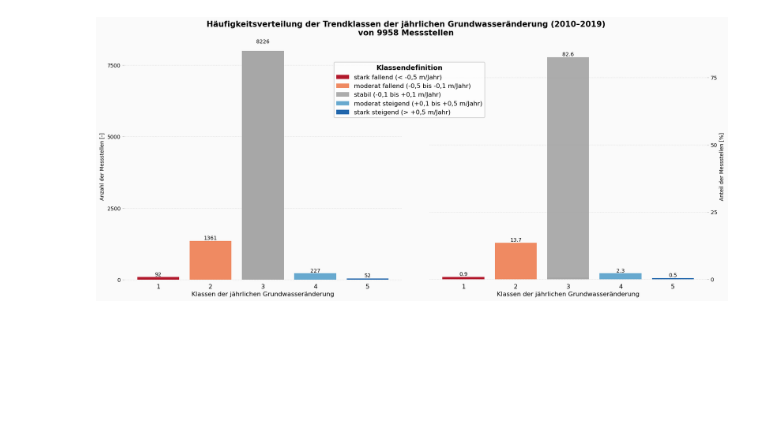
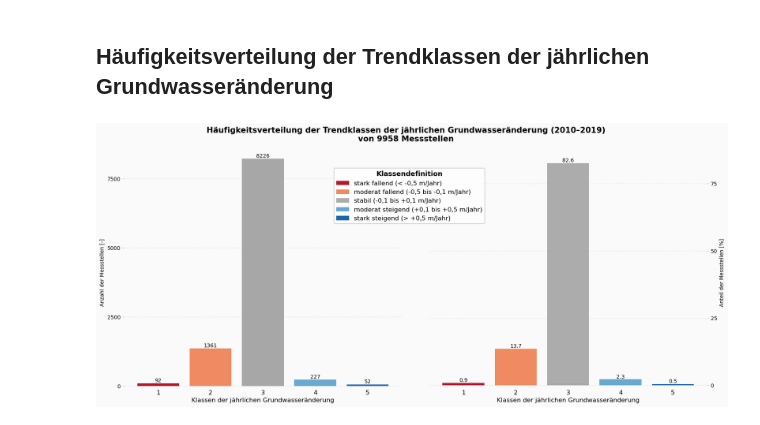
Before and after one commit to Maurinus83/DPP-GroundwaterNRW, a Jupyter notebook: notebooks/04_visualization_slope_per_year.ipynb, the cells around one changed output. Drawn from its saved outputs; the diff is of its cells as text; code cells hidden in the pictures; blank space fills up the shorter version.

```diff
--- a/notebooks/04_visualization_slope_per_year.ipynb
+++ b/notebooks/04_visualization_slope_per_year.ipynb
@@ -91,3 +109,5 @@ fig.savefig("../pictures/04_visual_slope_per_year_2010-2019_1.png", dpi=300, bbo
+# %% [markdown]
+## Häufigkeitsverteilung der Trendklassen der jährlichen Grundwasseränderung
 # %%
 farbklassen = {
     1: {"farbe": "#b2182b", "label": "stark fallend (< -0,5 m/Jahr)"},
@@ -152,7 +172,7 @@ for axes in range(2):
     ax[axes].tick_params(axis='y', colors="#B6B6B6", labelcolor='black')
 
     if axes == 0:
-        ax[axes].set(ylim=[-80, 8000])
+        ax[axes].set(ylim=[-80, 8300])
         ax[axes].set_yticks([0, 2500, 5000, 7500])
         ax[axes].set_yticklabels(['0', '2500', '5000', '7500'], rotation=0)
         ax[axes].set_ylabel('Anzahl der Messstellen [-]', fontsize=10)
@@ -173,32 +193,32 @@ ax[1].set_zorder(ax[0].get_zorder() - 1)
 
 handles = [
     Patch(
         facecolor=patch.get_facecolor(),
         label=farbklassen[i]['label']
     )
     for i, patch in zip(abs_counts.index, ax[axes].patches)
     ]
 
 leg = ax[0].legend(
     frameon=True,
     handles=handles,
     title="Klassendefinition",
     loc="upper right",
     fontsize=12,
     bbox_to_anchor=(1.3, 0.95),
     borderaxespad=0
 )
 
 leg.get_frame().set_linewidth(1.5)
 leg.get_title().set_fontsize(13)
 leg.get_title().set_fontweight("bold")
 leg.set_zorder(100)
 
 # Hintergrundfarben
 fig.tight_layout
 fig.subplots_adjust(wspace=0.1)
 fig.suptitle(f'Häufigkeitsverteilung der Trendklassen der jährlichen Grundwasseränderung (2010–2019)\nvon {abs_counts.sum()} Messstellen', fontsize=15, fontweight="bold")
 fig.patch.set_facecolor('#FAFAFA')
 # %% [output]
-[figure, old version]
+[figure, new version]
 # %%
```
Also changed, not shown: parts of 9 cells of this notebook.
